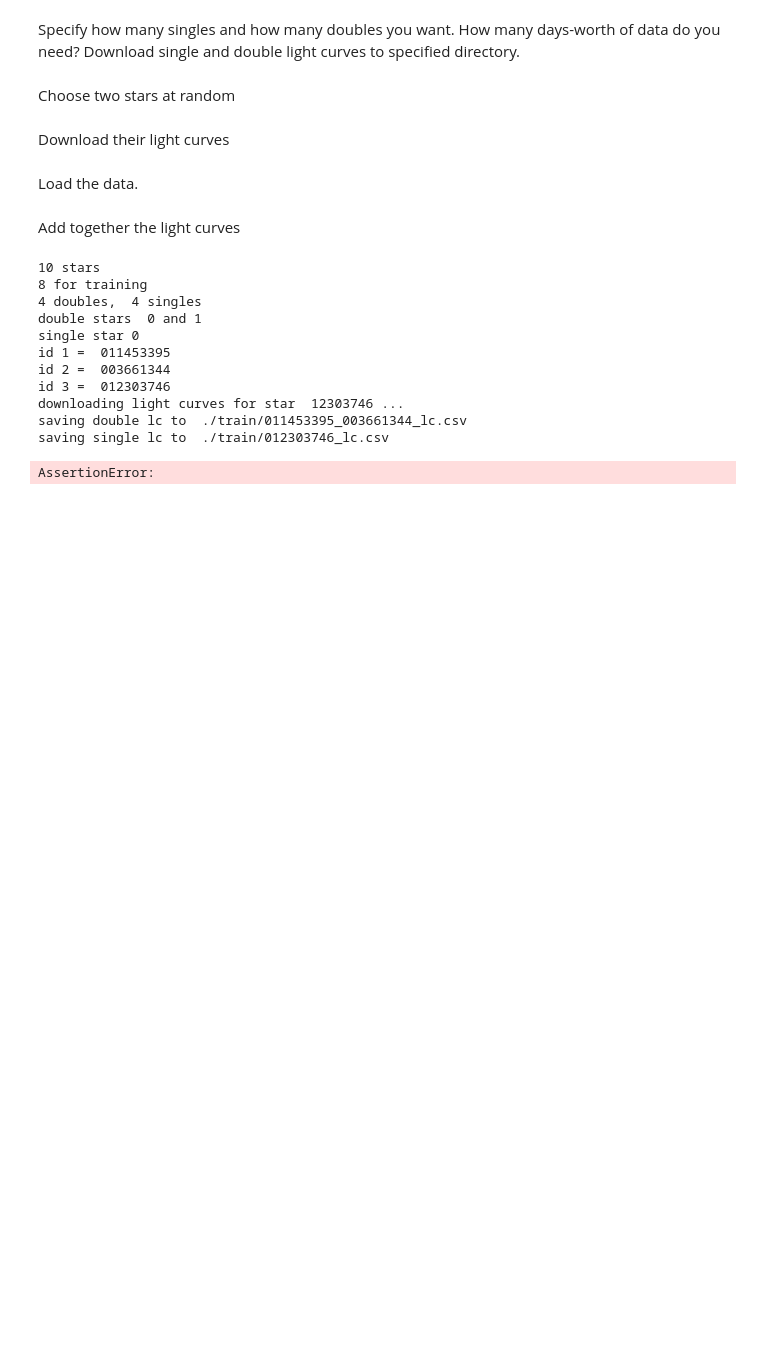
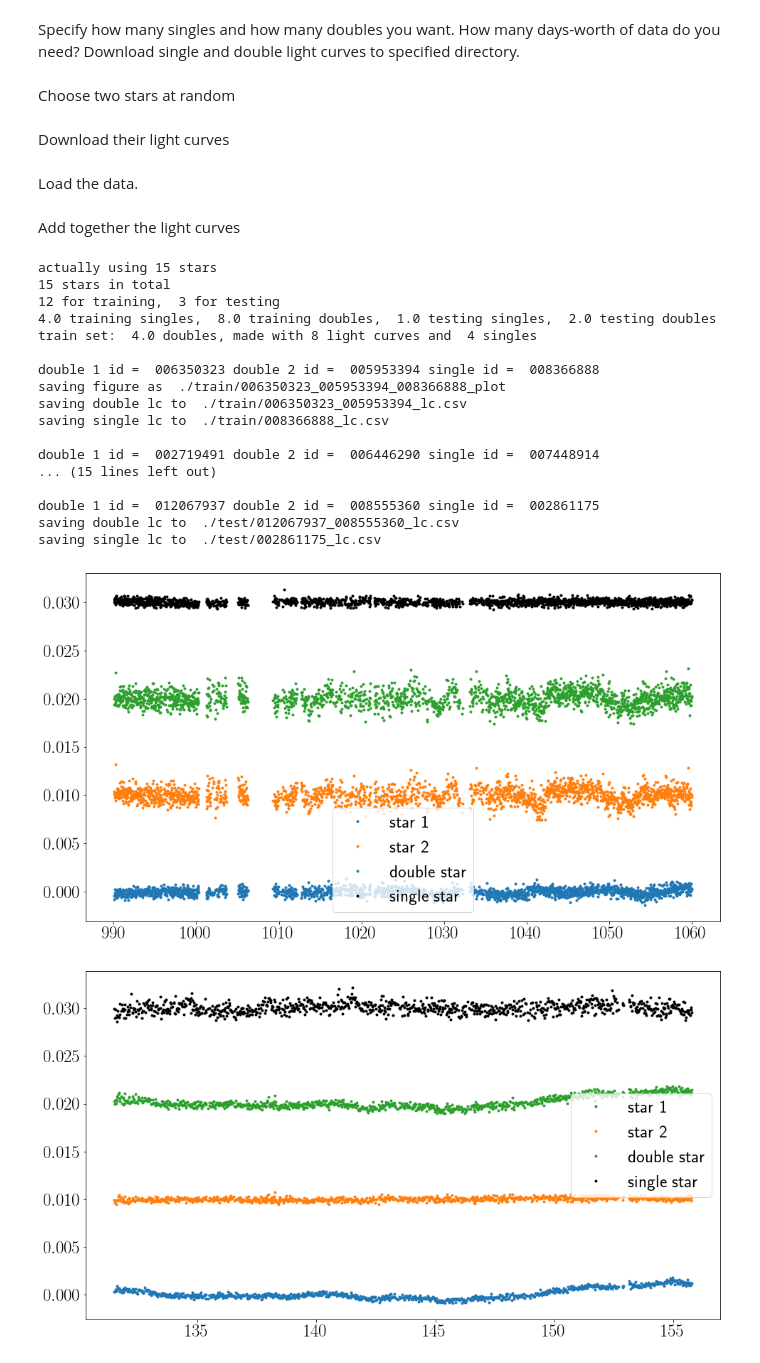
Before and after one commit to RuthAngus/seeing-double, a Jupyter notebook: code/Make_double_light_curves.ipynb, the cells around one changed output. Drawn from its saved outputs; the diff is of its cells as text; code cells hidden in the pictures; blank space fills up the shorter version.

Commit message:
testing and sending to Gaby

```diff
--- a/code/Make_double_light_curves.ipynb
+++ b/code/Make_double_light_curves.ipynb
@@ -222,17 +245,24 @@ def download_light_curve(id):
     print("downloading light curves for star ", id, "...")
     star.get_light_curves(fetch=True, short_cadence=False)
 # %%
-assemble_data(10, ftrain=.8, fdouble=.5, ndays=.5, path=".")
+assemble_data(10, ftrain=.8, fdouble=.5, ndays=70, path=".", saveplot=True)
 # %% [output]
-10 stars
-8 for training
-4 doubles,  4 singles
-double stars  0 and 1
-single star 0
-id 1 =  011453395
-id 2 =  003661344
-id 3 =  012303746
-downloading light curves for star  12303746 ...
-saving double lc to  ./train/011453395_003661344_lc.csv
-saving single lc to  ./train/012303746_lc.csv
+actually using 15 stars
+15 stars in total
+12 for training,  3 for testing
+4.0 training singles,  8.0 training doubles,  1.0 testing singles,  2.0 testing doubles
+train set:  4.0 doubles, made with 8 light curves and  4 singles
+
+double 1 id =  006350323 double 2 id =  005953394 single id =  008366888
+saving figure as  ./train/006350323_005953394_008366888_plot
+saving double lc to  ./train/006350323_005953394_lc.csv
+saving single lc to  ./train/008366888_lc.csv
+
+double 1 id =  002719491 double 2 id =  006446290 single id =  007448914
+... (15 lines left out)
+
+double 1 id =  012067937 double 2 id =  008555360 single id =  002861175
+saving double lc to  ./test/012067937_008555360_lc.csv
+saving single lc to  ./test/002861175_lc.csv
-AssertionError:
+[figure, added]
+[figure, added]
```
Also changed, not shown: parts of 2 cells of this notebook, 2 other files.
